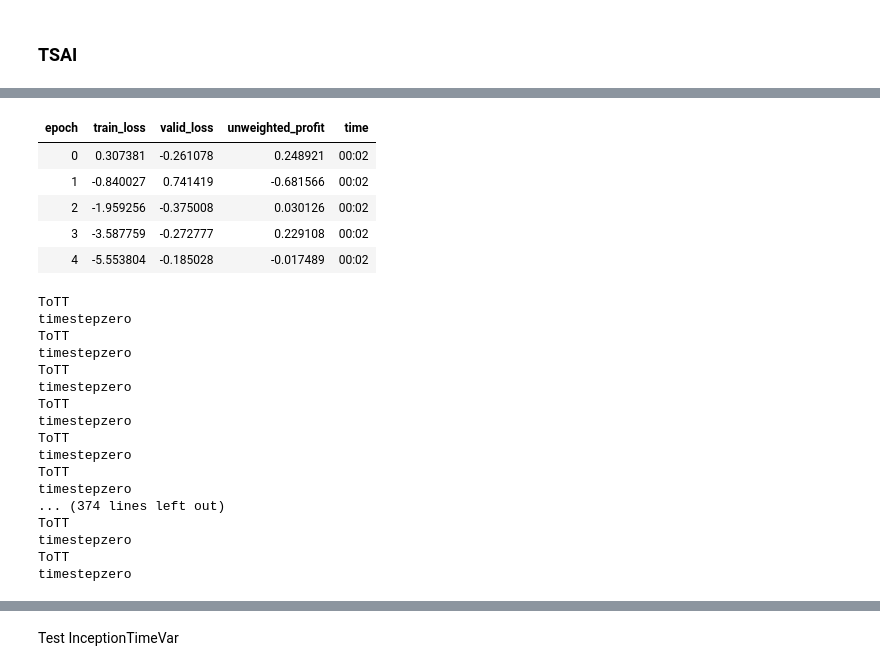
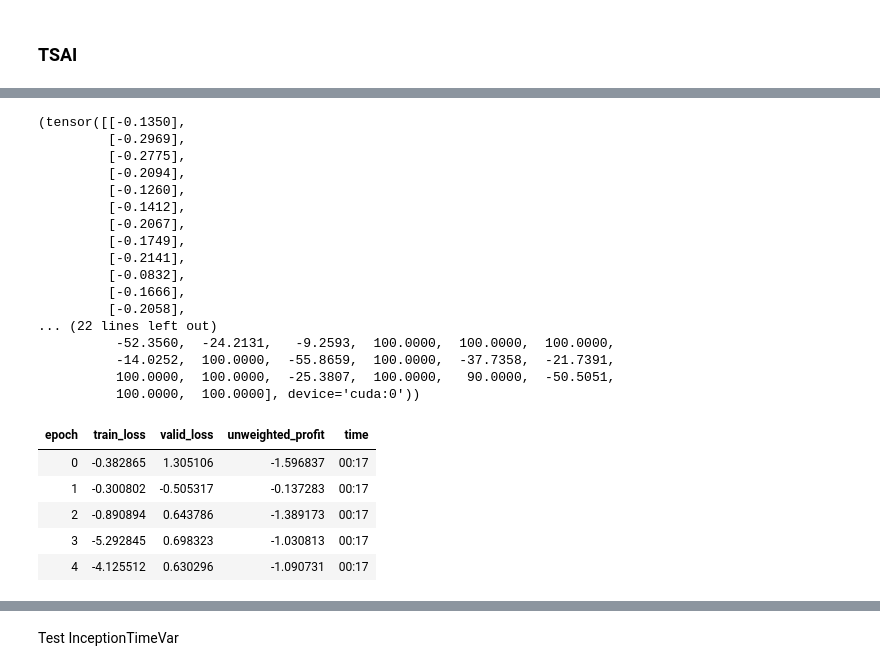
Before and after one commit to Takezo87/torchtools, a Jupyter notebook: _50_datablock_tsai.ipynb, the cells around one changed output, grey strips where cells are left out. Drawn from its saved outputs; the diff is of its cells as text; code cells hidden in the pictures.

```diff
--- a/_50_datablock_tsai.ipynb
+++ b/_50_datablock_tsai.ipynb
@@ -68,7 +64,7 @@ TSDataLoaders??
 # %% [markdown]
 ### Get Data
 # %%
-df_main = pd.read_csv('./data/custom/bi_sample_anon.csv', nrows=200000)
+df_main = pd.read_csv('./data/custom/bi_sample_anon.csv', nrows=20000)
 # %%
 ## simple config
 x_cols = [[f'x{i}_{j}' for j in range(10)] for i in range(6)]
@@ -103,6 +99,8 @@ X.shape, y.shape
 ##use FixedSplitter
 splits = [L(range(160000)), L(range(160000,185000))]
 splits = FixedSplitter()(df_main)
+splits = FixedSplitter(12000, 16000)(df_main)
+
 # splits = [L(range(1600)), L(range(1600,1850))]
 
 tfms  = [None, None]
@@ -187,0 +270,2 @@ tszero = TimestepZero(verbose=True)
+# %%
+dsets = TSDatasets(X=X, y=y, tfms=tfms, splits=splits, inplace=True)
@@ -211,0 +280,5 @@ dls[1].one_batch()
+# %%
+dls = TSDataLoaders.from_dsets(dsets.train, dsets.valid, bs=[32, 64], num_workers=0,
+                              after_batch=Pipeline(noop),
+#                             batch_tfms=[norm, ToTT, augs]
+                              )
@@ -216,26 +421,29 @@ learn_small = Learner(model=model, loss_func=loss_fn, dls=dls, metrics=unweighte
+# %%
+model(xb), ten
+# %% [output]
+(tensor([[-0.1350],
+         [-0.2969],
+         [-0.2775],
+         [-0.2094],
+         [-0.1260],
+         [-0.1412],
+         [-0.2067],
+         [-0.1749],
+         [-0.2141],
+         [-0.0832],
+         [-0.1666],
+         [-0.2058],
+... (22 lines left out)
+          -52.3560,  -24.2131,   -9.2593,  100.0000,  100.0000,  100.0000,
+          -14.0252,  100.0000,  -55.8659,  100.0000,  -37.7358,  -21.7391,
+          100.0000,  100.0000,  -25.3807,  100.0000,   90.0000,  -50.5051,
+          100.0000,  100.0000], device='cuda:0'))
 # %%
-learn_small.fit_one_cycle(5)
+learn_small.fit_one_cycle(5, lr_max=1e-3)
 # %% [output]
 | epoch | train_loss | valid_loss | unweighted_profit | time |
-| 0 | 0.307381 | -0.261078 | 0.248921 | 00:02 |
-| 1 | -0.840027 | 0.741419 | -0.681566 | 00:02 |
-| 2 | -1.959256 | -0.375008 | 0.030126 | 00:02 |
-| 3 | -3.587759 | -0.272777 | 0.229108 | 00:02 |
-| 4 | -5.553804 | -0.185028 | -0.017489 | 00:02 |
+| 0 | -0.382865 | 1.305106 | -1.596837 | 00:17 |
+| 1 | -0.300802 | -0.505317 | -0.137283 | 00:17 |
+| 2 | -0.890894 | 0.643786 | -1.389173 | 00:17 |
+| 3 | -5.292845 | 0.698323 | -1.030813 | 00:17 |
+| 4 | -4.125512 | 0.630296 | -1.090731 | 00:17 |
-ToTT
-timestepzero
-ToTT
-timestepzero
-ToTT
-timestepzero
-ToTT
-timestepzero
-ToTT
-timestepzero
-ToTT
-timestepzero
-... (374 lines left out)
-ToTT
-timestepzero
-ToTT
-timestepzero
```
Also changed, not shown: parts of 37 cells of this notebook, 7 other files.
